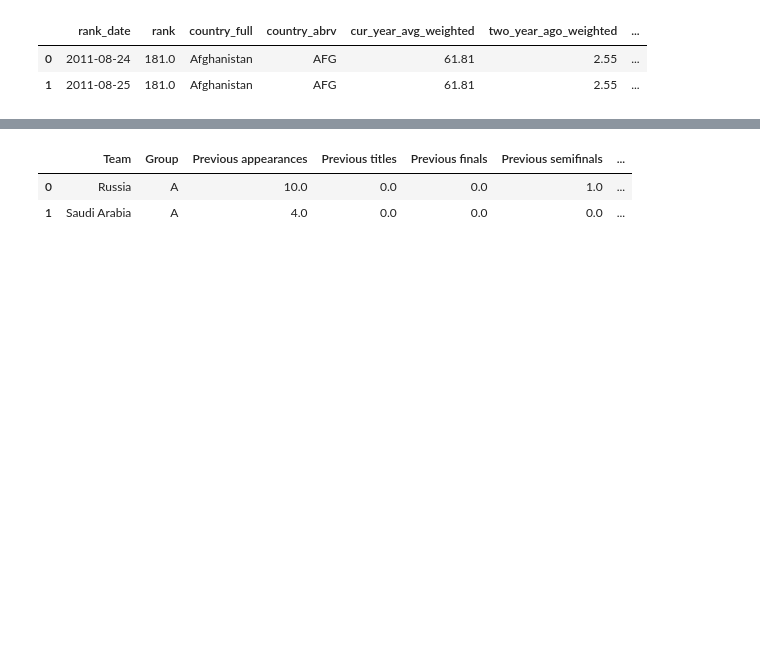
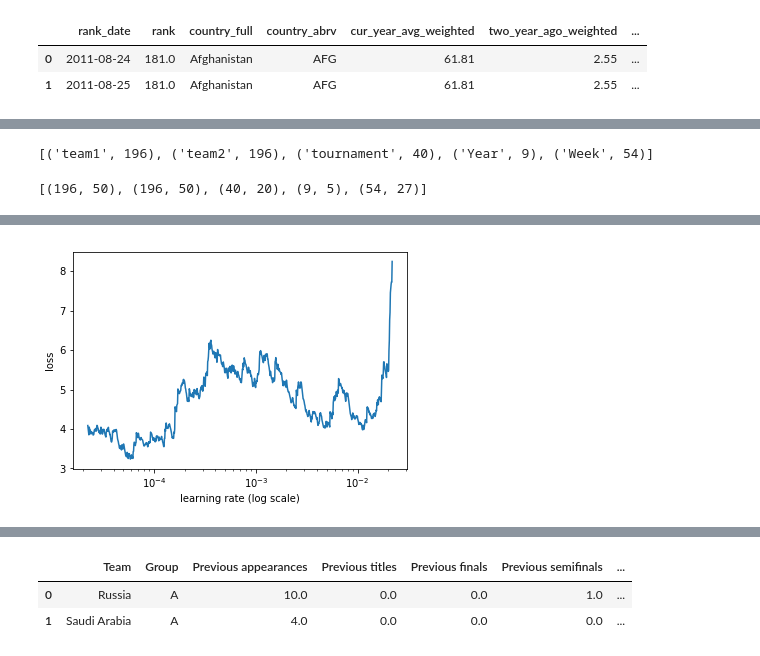
Before and after one commit to terry-li-hm/world_cup, a Jupyter notebook: fastai/fastai-v01.ipynb, the cells around one changed output, grey strips where cells are left out. Saved outputs shown, nothing was run; the diff lists cells and outputs as text; code cells hidden in the pictures; blank space fills up the shorter version.

```diff
--- a/fastai/fastai-v01.ipynb
+++ b/fastai/fastai-v01.ipynb
@@ -94,0 +198,23 @@ matches.head(2)
+# %%
+train_ratio = 0.8
+train_size = int(len(X_train_val) * train_ratio)
+# val_idx = list(range(train_size, len(train_val)))
+val_idx = list(range(0, len(train_val)-train_size))
+# val_idx = np.flatnonzero((df.index<=datetime.datetime(2014,9,17)) & (df.index>=datetime.datetime(2014,8,1)))
+
+md = ColumnarModelData.from_data_frame(PATH, val_idx, X_train_val, y_train_val.astype(np.float32), cat_flds=cat_vars, bs=4, test_df=X_test)
+# %%
+cat_sz = [(c, len(train_val[c].cat.categories)+1) for c in cat_vars]
+cat_sz
+# %% [output]
+[('team1', 196), ('team2', 196), ('tournament', 40), ('Year', 9), ('Week', 54)]
+# %%
+emb_szs = [(c, min(50, (c+1)//2)) for _,c in cat_sz]
+emb_szs
+# %% [output]
+[(196, 50), (196, 50), (40, 20), (9, 5), (54, 27)]
+# %%
+m = md.get_learner(emb_szs, len(X_train_val.columns)-len(cat_vars), 0.04, 1, [1000,500], [0.001,0.01], y_range=(np.min(y_train_val), np.max(y_train_val)))
+m.lr_find()
+m.sched.plot(100)
+# %% [output]
@@ -94,0 +222 @@ matches.head(2)
+[figure, added]
```
Also changed, not shown: parts of 32 cells of this notebook, 2 other files.
